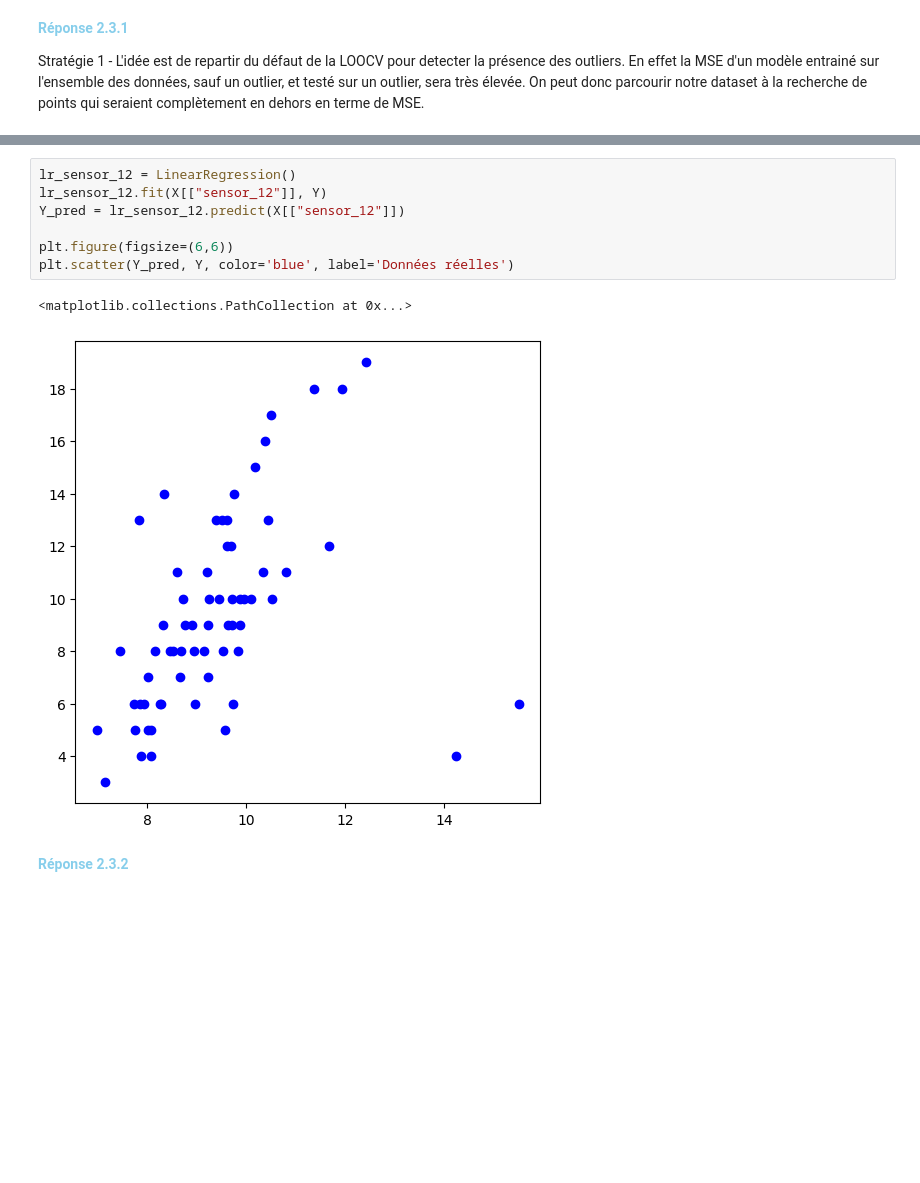
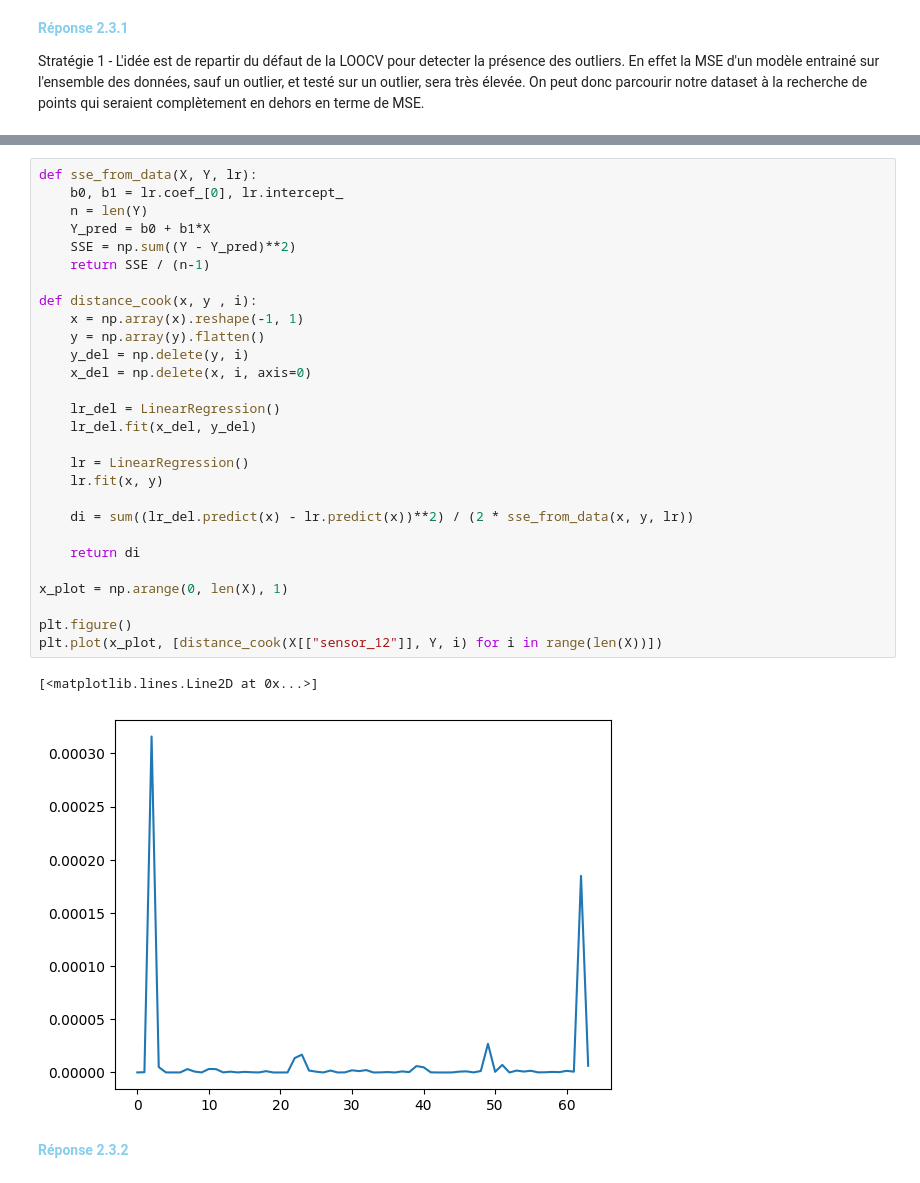
Before and after one commit to alextonon/BE_working_repo, a Jupyter notebook: FSD310_Statistics/stat-ml/BE_statML_2025/BE_StatML_2025.ipynb, the cells around one changed output, grey strips where cells are left out. Drawn from its saved outputs; the diff is of its cells as text; blank space fills up the shorter version.

```diff
--- a/FSD310_Statistics/stat-ml/BE_statML_2025/BE_StatML_2025.ipynb
+++ b/FSD310_Statistics/stat-ml/BE_statML_2025/BE_StatML_2025.ipynb
@@ -390,15 +390,36 @@ plt.legend()
 # %% [output]
 <matplotlib.legend.Legend at 0x...>
 [figure]
-# %%
-lr_sensor_12 = LinearRegression()
-lr_sensor_12.fit(X[["sensor_12"]], Y)
-Y_pred = lr_sensor_12.predict(X[["sensor_12"]])
-
-plt.figure(figsize=(6,6))
-plt.scatter(Y_pred, Y, color='blue', label='Données réelles')
-# %% [output]
-<matplotlib.collections.PathCollection at 0x...>
-[figure, removed]
+# %%
+def sse_from_data(X, Y, lr):
+    b0, b1 = lr.coef_[0], lr.intercept_
+    n = len(Y)
+    Y_pred = b0 + b1*X
+    SSE = np.sum((Y - Y_pred)**2)
+    return SSE / (n-1)
+
+def distance_cook(x, y , i):
+    x = np.array(x).reshape(-1, 1)
+    y = np.array(y).flatten()
+    y_del = np.delete(y, i)
+    x_del = np.delete(x, i, axis=0)
+
+    lr_del = LinearRegression()
+    lr_del.fit(x_del, y_del)
+
+    lr = LinearRegression()
+    lr.fit(x, y)
+
+    di = sum((lr_del.predict(x) - lr.predict(x))**2) / (2 * sse_from_data(x, y, lr))
+
+    return di
+
+x_plot = np.arange(0, len(X), 1)
+
+plt.figure()
+plt.plot(x_plot, [distance_cook(X[["sensor_12"]], Y, i) for i in range(len(X))])
+# %% [output]
+[<matplotlib.lines.Line2D at 0x...>]
+[figure, added]
 # %% [markdown]
 <span style="color: skyblue; font-weight: bold;"> Réponse 2.3.2</span>
```
Also changed, not shown: parts of 6 cells of this notebook.
